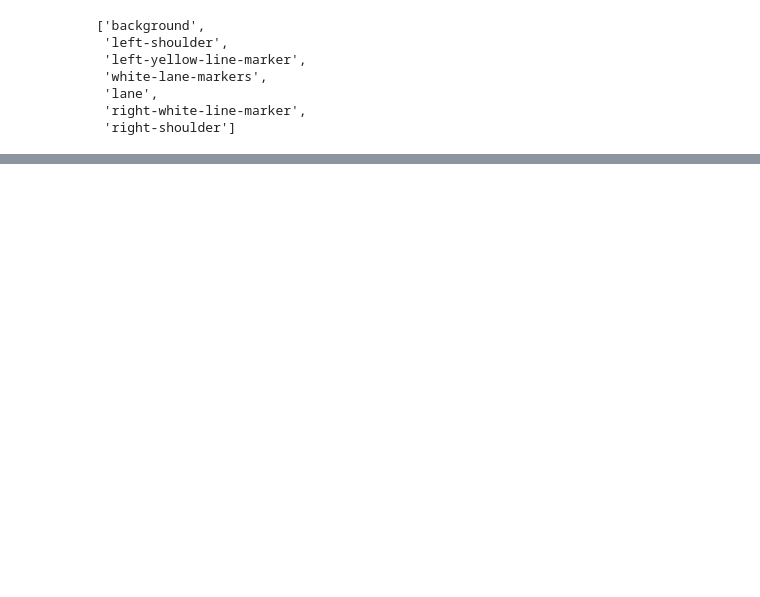
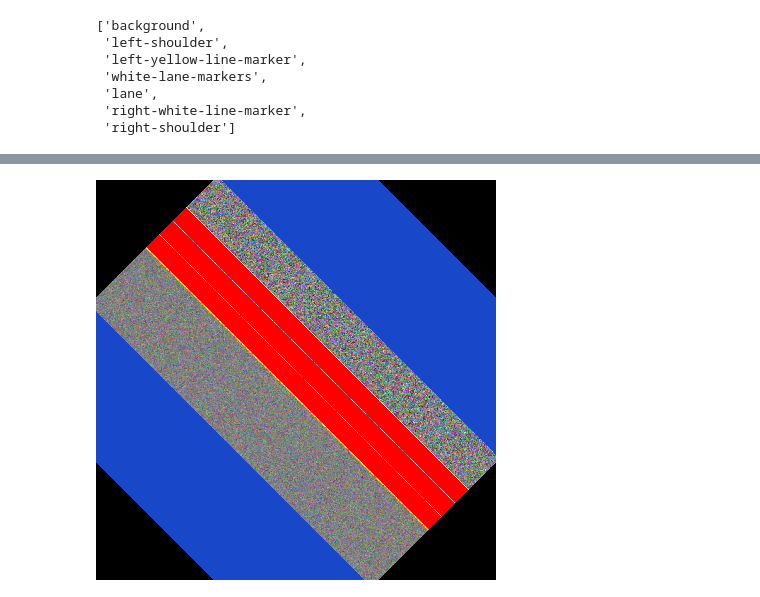
Before and after one commit to iCopyPasta/COMP594, a Jupyter notebook: drawing/DrawingWithTensors.ipynb, the cells around one changed output, grey strips where cells are left out. Saved outputs shown, nothing was run; the diff lists cells and outputs as text; code cells hidden in the pictures; blank space fills up the shorter version.

```diff
--- a/drawing/DrawingWithTensors.ipynb
+++ b/drawing/DrawingWithTensors.ipynb
@@ -267,2 +266,15 @@ rotatedIMG
 # %%
-rotatedTENSORImage = transforms.functional.rotate(testTENSORImage, 90)
+testPIC = torchvision.transforms.functional.rotate(img,45)
+# %%
+test_tensor2 = test_tensor.clone()
+tmp2 = torch.zeros(1,400,400, dtype = torch.int32)
+
+for i in range(0,len(new_road_factory.classList)):
+    tmp2[0] = test_tensor[i].clone()
+    PIC = torchvision.transforms.ToPILImage(mode='I')(tmp2)
+    PIC = torchvision.transforms.functional.rotate(PIC,-45)
+    test_tensor2[i] = torchvision.transforms.functional.to_tensor(PIC)
+# %%
+new_road_factory.showClassLabaelOnImage(testPIC, test_tensor2, "lane")
+# %% [output]
+[figure, added]
```
Also changed, not shown: parts of 9 cells of this notebook.
